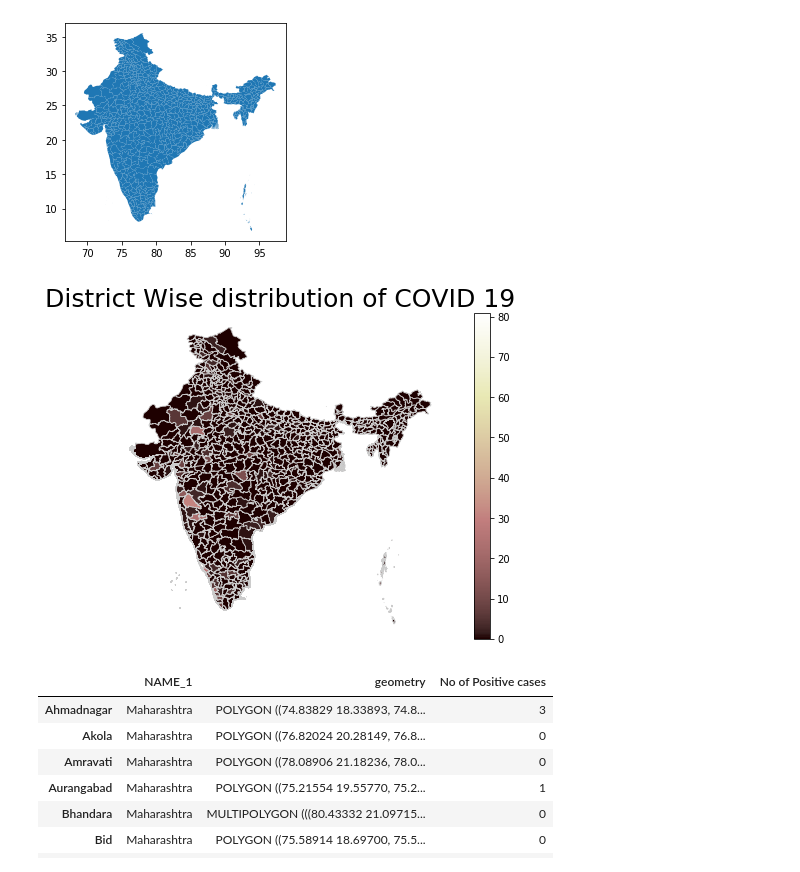
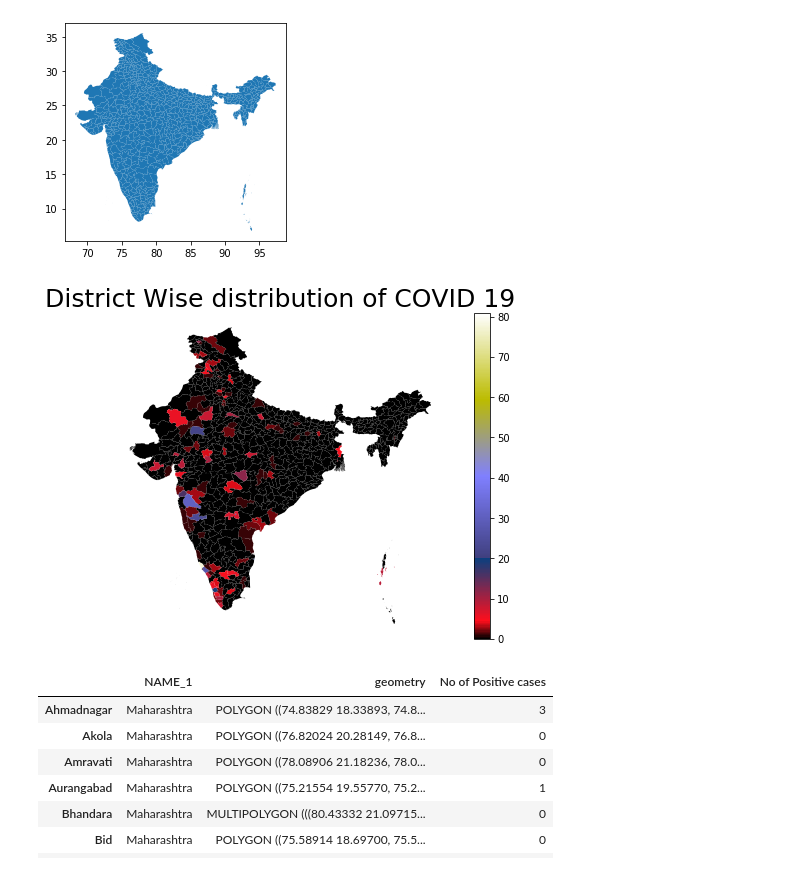
Before and after one commit to subhmm/COVID19IN, a Jupyter notebook: covid19IN.ipynb, the cells around one changed output. Saved outputs shown, nothing was run; the diff lists cells and outputs as text; code cells hidden in the pictures.

```diff
--- a/covid19IN.ipynb
+++ b/covid19IN.ipynb
@@ -519,14 +520,25 @@ merged['No of Positive cases'] = merged['No of Positive cases'].fillna(0)
 # %%
 fig, ax = plt.subplots(1, figsize=(10, 6))
 ax.axis('off')
 ax.set_title('District Wise distribution of COVID 19', fontdict={'fontsize': '25', 'fontweight' : '3'})
 
 # plot the figure
-merged.plot(column='No of Positive cases', cmap='pink', linewidth=0.8, ax=ax, edgecolor='0.8', legend=True)
 
-fig.savefig("districts.png", dpi=1000)
+
+merged.plot(column='No of Positive cases', cmap='gist_stern',ax=ax,legend=True)# linewidth=0.8, edgecolor='0.8', )
+fig.savefig("india_dist.png", dpi=1000)
+# fig = plt.figure()
+# ax = fig.add_axes([0, 0, 1, 1])
+# ax.axis('off')
+
+# world.plot(ax=ax, column='2015', scheme='quantiles')
+
+# ax.margins(0)
+# ax.tick_params(left=False, labelleft=False, bottom=False, labelbottom=False)
+
+# plt.savefig('sample.png', bbox_inches="tight", pad_inches=0)
 # %% [output]
-[figure, old version]
+[figure, new version]
 # %%
 maharashtra = merged[merged['NAME_1'] == 'Maharashtra']
 maharashtra
```
Also changed, not shown: parts of 27 cells of this notebook, 3 other files.
